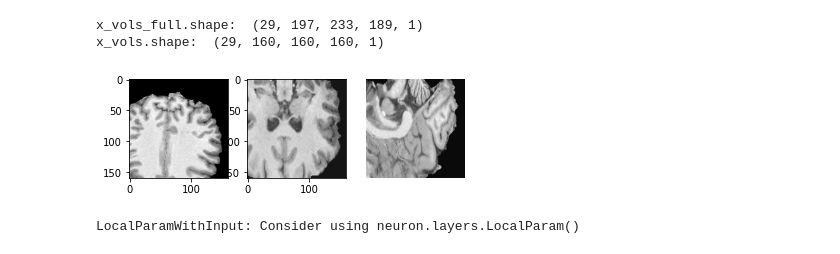
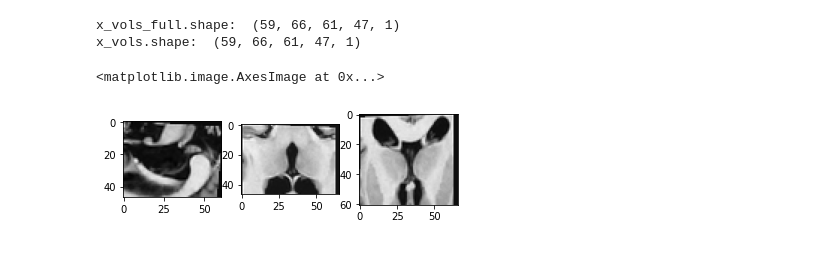
Before and after one commit to stebo85/voxelmorph-test, a Jupyter notebook: brain3D_ourdata.ipynb, the cells around one changed output. Cells and saved outputs as stored; diff of their text form; code cells hidden in the pictures.

```diff
--- a/brain3D_ourdata.ipynb
+++ b/brain3D_ourdata.ipynb
@@ -43,35 +56,33 @@ tqdm_cb = tfa.callbacks.TQDMProgressBar(leave_epoch_progress=False, show_epoch_p
 # %%
 # prepare data
 # !ln -s /mnt/FileSystem-DeepLearning/vnm/qsm28_data/realigned_bias-corrected_skullstripped_rescaled-0-1 ourdata
-files = ['ourdata/' + f for f in os.listdir('ourdata') if f.endswith('mn_skull_stripped_rescaled-0-1.nii.gz')]
+files = ['ourdata/' + f for f in os.listdir('ourdata') if f.endswith('interp.nii.gz')]
 vols = [nib.load(f).get_fdata() for f in tqdm(files)]
 # %%
 x_vols_full = np.expand_dims(np.stack(vols, 0), -1)
 print('x_vols_full.shape: ', x_vols_full.shape)
-x_vols = x_vols_full[:,0:160,0:160,0:160]
+x_vols = x_vols_full[:,0:192,0:192,0:192]
 print('x_vols.shape: ', x_vols.shape)
 vol_shape = x_vols.shape[1:-1]
+
+
+# visualize input data
+plt.subplot(1, 3, 1)
+plt.imshow(np.rot90(x_vols[2,30,:,:], -1), cmap='gray')
+plt.subplot(1, 3, 2)
+plt.imshow(np.rot90(x_vols[2,:,30,:], -1), cmap='gray')
+plt.subplot(1, 3, 3)
+plt.imshow(np.rot90(x_vols[2,:,:,30], -1), cmap='gray')
 # %% [output]
-x_vols_full.shape:  (29, 197, 233, 189, 1)
-x_vols.shape:  (29, 160, 160, 160, 1)
+x_vols_full.shape:  (59, 66, 61, 47, 1)
+x_vols.shape:  (59, 66, 61, 47, 1)
+<matplotlib.image.AxesImage at 0x...>
+[figure, added]
-# %%
-# visualize input data
-plt.subplot(1, 3, 1)
-plt.imshow(np.rot90(x_vols[2,:,:,100], -1), cmap='gray')
-plt.subplot(1, 3, 2)
-plt.imshow(np.rot90(x_vols[2,:,100,:], -1), cmap='gray')
-plt.subplot(1, 3, 3)
-plt.imshow(np.rot90(x_vols[2,100,:,:], -1), cmap='gray')
-plt.axis('off');
-# %% [output]
-[figure, removed]
 # %%
 # get the model
 enc_nf = [16, 32, 32, 32]
 dec_nf = [32, 32, 32, 32, 32, 16, 16]
 model = vxm.networks.TemplateCreation(vol_shape, nb_unet_features=[enc_nf, dec_nf])
-# %% [output]
-LocalParamWithInput: Consider using neuron.layers.LocalParam()
 # %%
 # prepare a simple generator.
 def template_gen(x, batch_size):
```
Also changed, not shown: parts of 10 cells of this notebook.
